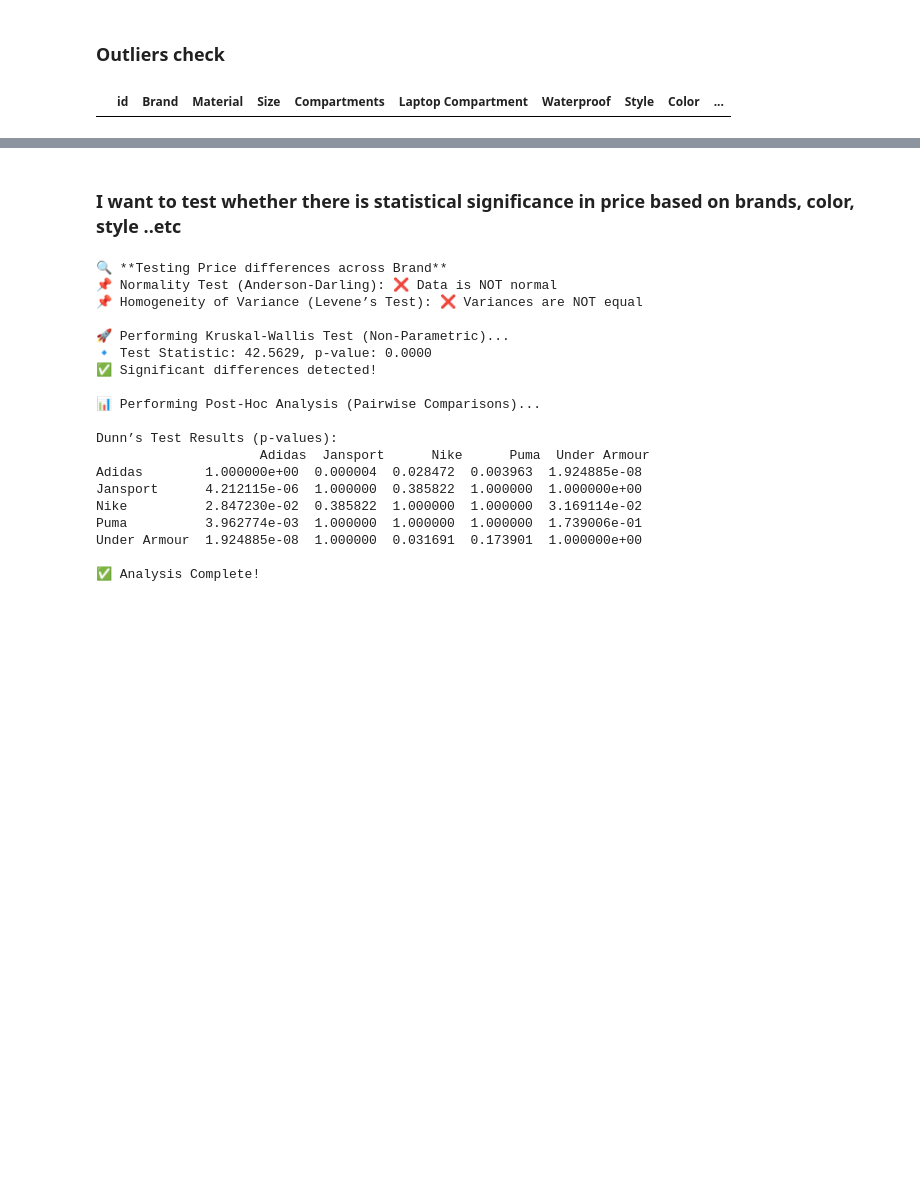
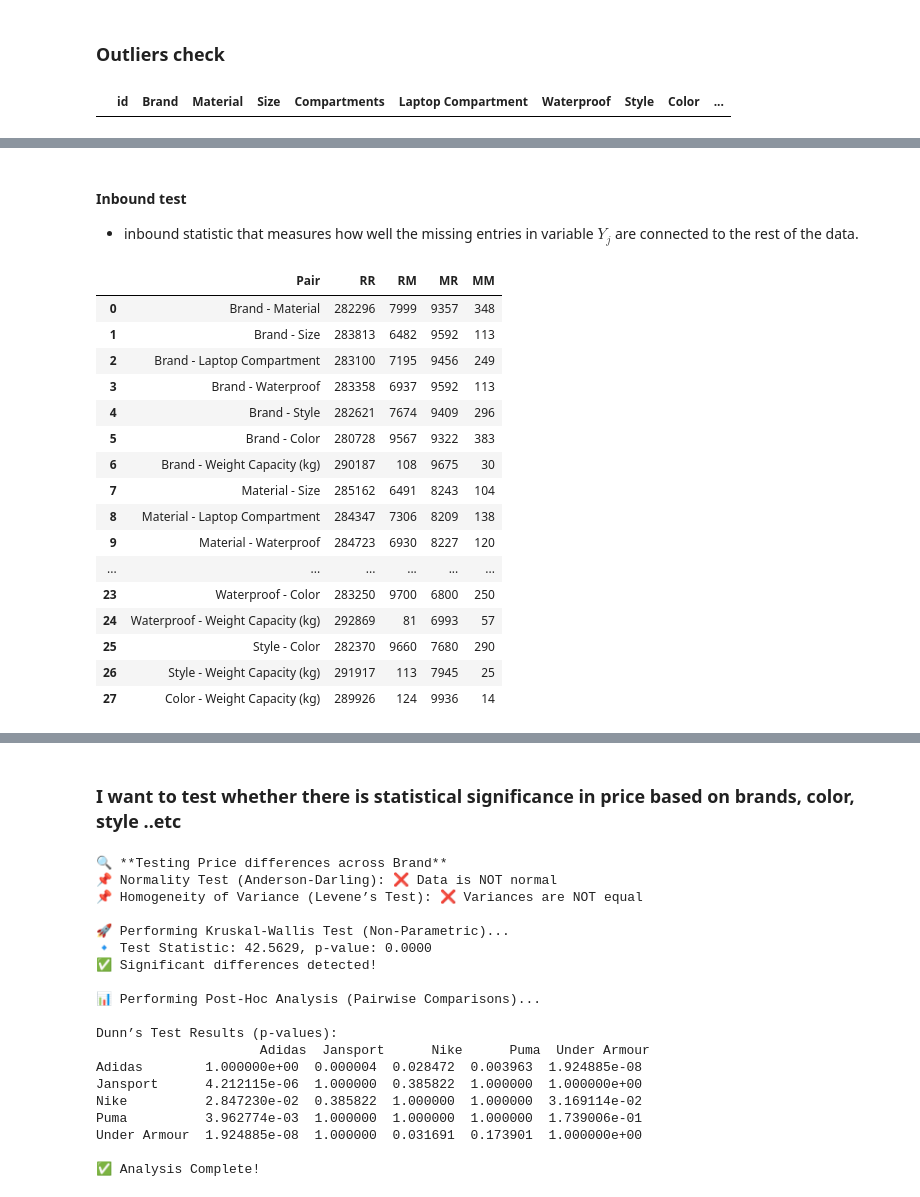
Before and after one commit to chiseanchang0727/Kaggles, a Jupyter notebook: BackpackPredictionChallenge/EDA_1.ipynb, the cells around one changed output, grey strips where cells are left out. Drawn from its saved outputs; the diff is of its cells as text; code cells hidden in the pictures; blank space fills up the shorter version.

```diff
--- a/BackpackPredictionChallenge/EDA_1.ipynb
+++ b/BackpackPredictionChallenge/EDA_1.ipynb
@@ -232,0 +350,3 @@ detect_outliers_by_category(df, category_cols=cate_cols)
+# %%
+for col in na_col:
+    missing_dependency_with_target_test(df_train, col, target='Price')
@@ -232,0 +362,55 @@ detect_outliers_by_category(df, category_cols=cate_cols)
+# %% [markdown]
+#### Inbound test
+- inbound statistic that measures how well the missing entries in variable  $Y_j$ are connected to the rest of the data.
+# %%
+def missing_pairs(df: pd.DataFrame, columns=na_col):
+    """
+    Computes missingness patterns between variable pairs, similar to `md.pairs()` in R.
+
+    Args:
+        df (pd.DataFrame): The dataset with missing values.
+
+    Returns:
+        pd.DataFrame: A DataFrame containing rr, rm, mr, and mm counts.
+    """
+    # columns = df.columns
+    records = []
+
+    for i in range(len(columns)):
+        for j in range(i + 1, len(columns)):  # Avoid duplicate pairs and self-pairs
+            col_i, col_j = columns[i], columns[j]
+
+            observed_i = df[col_i].notna()
+            observed_j = df[col_j].notna()
+
+            rr = np.sum(observed_i & observed_j)  # Both observed
+            rm = np.sum(observed_i & ~observed_j)  # i observed, j missing
+            mr = np.sum(~observed_i & observed_j)  # i missing, j observed
+            mm = np.sum(~observed_i & ~observed_j)  # Both missing
+
+            records.append({"Pair": f"{col_i} - {col_j}", "RR": rr, "RM": rm, "MR": mr, "MM": mm})
+
+    return pd.DataFrame(records)
+# %%
+for col in na_col:
+    missing_results = missing_pairs(df_train, columns=na_col)
+# %%
+missing_results
+# %% [output]
+|  | Pair | RR | RM | MR | MM |
+| 0 | Brand - Material | 282296 | 7999 | 9357 | 348 |
+| 1 | Brand - Size | 283813 | 6482 | 9592 | 113 |
+| 2 | Brand - Laptop Compartment | 283100 | 7195 | 9456 | 249 |
+| 3 | Brand - Waterproof | 283358 | 6937 | 9592 | 113 |
+| 4 | Brand - Style | 282621 | 7674 | 9409 | 296 |
+| 5 | Brand - Color | 280728 | 9567 | 9322 | 383 |
+| 6 | Brand - Weight Capacity (kg) | 290187 | 108 | 9675 | 30 |
+| 7 | Material - Size | 285162 | 6491 | 8243 | 104 |
+| 8 | Material - Laptop Compartment | 284347 | 7306 | 8209 | 138 |
+| 9 | Material - Waterproof | 284723 | 6930 | 8227 | 120 |
+| ... | ... | ... | ... | ... | ... |
+| 23 | Waterproof - Color | 283250 | 9700 | 6800 | 250 |
+| 24 | Waterproof - Weight Capacity (kg) | 292869 | 81 | 6993 | 57 |
+| 25 | Style - Color | 282370 | 9660 | 7680 | 290 |
+| 26 | Style - Weight Capacity (kg) | 291917 | 113 | 7945 | 25 |
+| 27 | Color - Weight Capacity (kg) | 289926 | 124 | 9936 | 14 |
```
Also changed, not shown: parts of 15 cells of this notebook.
